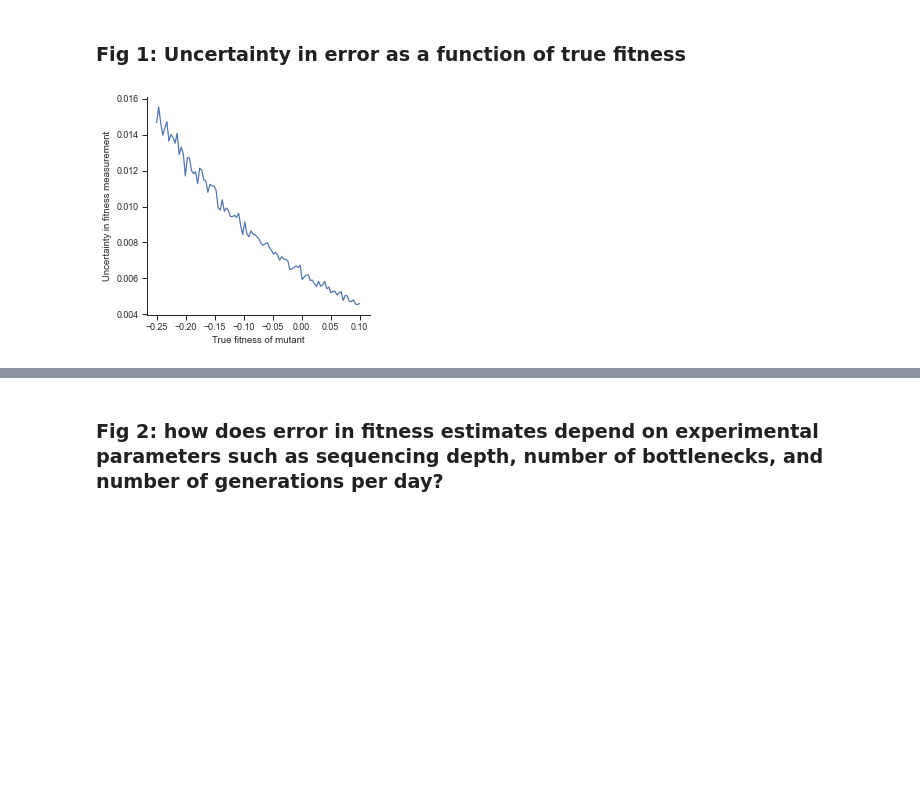
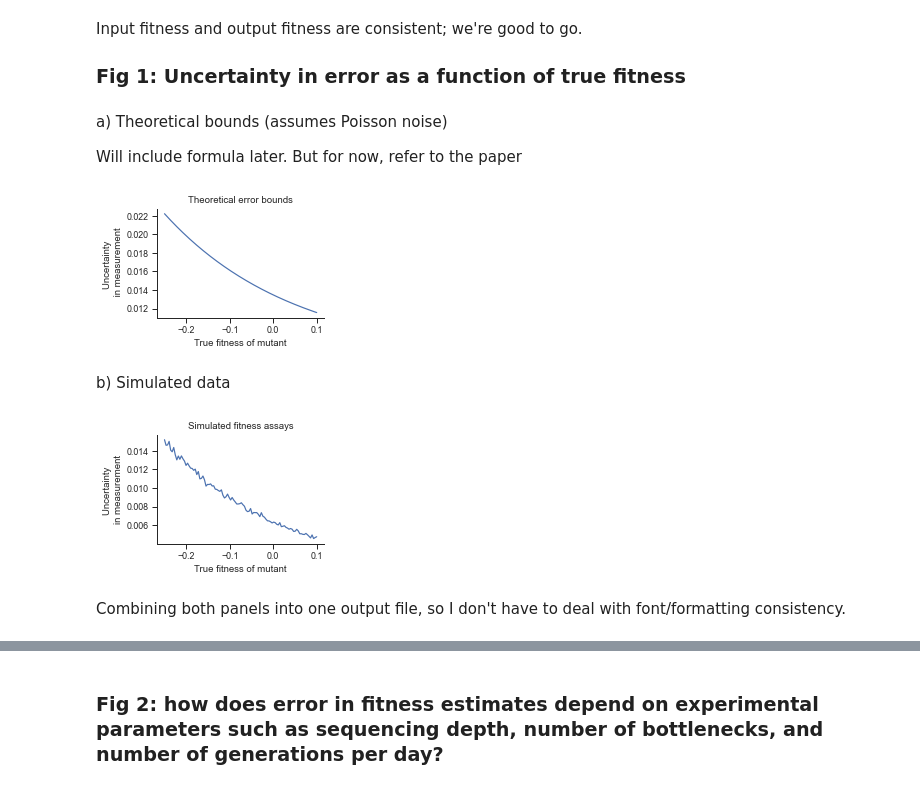
Before and after one commit to baymlab/2022_Limdi_limits-pooled-fitness-assays, a Jupyter notebook: AnalysisNotebooks/fitness_assay_simulations.ipynb, the cells around one changed output, grey strips where cells are left out. Drawn from its saved outputs; the diff is of its cells as text; code cells hidden in the pictures; blank space fills up the shorter version.

Commit message:
Updated notebooks with final analysis and figures

```diff
--- a/AnalysisNotebooks/fitness_assay_simulations.ipynb
+++ b/AnalysisNotebooks/fitness_assay_simulations.ipynb
@@ -235,10 +74,14 @@ def fitness_calculator_replicates(trajectories, n_gens, reps, uncalculated_count
     mutations = int(trajectories.shape[0]/reps)
     s_mutation = np.zeros(mutations)-1
     err_mutation = np.zeros(mutations)-1
+
+    reps_used = []
+
     for i in range(mutations):
         splice = trajectories[i:i+reps, :]
         s_rep = [np.polyfit(time_range, np.log(splice[k, :]), 1)[0] for k in range(reps) if np.min(splice[k,:]>0)]
         if np.size(s_rep)>1:
+            reps_used.append(np.size(s_rep))
             err_mutation[i] = np.std(s_rep)/np.sqrt(len(s_rep)-1)
             s_mutation[i] = np.mean(s_rep)
 
@@ -247,4 +90,4 @@ def fitness_calculator_replicates(trajectories, n_gens, reps, uncalculated_count
     if uncalculated_count==None:
         return np.mean(s_mutation[s_mutation>-1]), np.mean(err_mutation[err_mutation>-1])
     else:
-        return np.mean(s_mutation[s_mutation>-1]), np.mean(err_mutation[err_mutation>-1]), num_uncalculated
+        return np.mean(s_mutation[s_mutation>-1]), np.mean(err_mutation[err_mutation>-1]), num_uncalculated, reps_used
@@ -275,18 +142,42 @@ fitness_calculator_replicates(trajs, 10, 5)
 # %% [markdown]
+Input fitness and output fitness are consistent; we're good to go.
+
 ### Fig 1: Uncertainty in error as a function of true fitness
+# %% [markdown]
+a) Theoretical bounds (assumes Poisson noise)
+
+Will include formula later. But for now, refer to the paper
+# %%
+coverage, t_rec, t_fa = 500, 0, np.log2(100)
+s_range = np.linspace(-0.25, 0.1, 200)
+upper, lower = bounds_estimator(coverage=coverage, t_library=0, t_recovery=t_rec, t_assay=t_fa,fitness_range=s_range)
+with sns.axes_style('ticks'):
+    fig, ax = plt.subplots(1,1,figsize=(3,2))
+    ax.plot(s_range, (upper-lower)/2)
+    ax.set(xlabel='True fitness of mutant', ylabel='Uncertainty \n in measurement', title='Theoretical error bounds')
+    sns.despine()
+    plt.show()
+# %% [output]
+[figure, added]
+# %% [markdown]
+b) Simulated data
 # %%
 error = []
 for s in np.linspace(-0.25, 0.1, 100):
-    trajs = simulate_assay(initial_counts=np.ones(4000)*100, s_mut=s, t=2, gens=np.log2(100))
+    trajs = simulate_assay(initial_counts=np.ones(5000)*100, s_mut=s, t=2, gens=np.log2(100))
     mean, std = fitness_calculator_replicates(trajs, np.log2(100), 5)
     error.append(std)
 # %%
 with sns.axes_style('ticks'):
-    plt.figure(figsize=(4,4))
-    plt.plot(np.linspace(-0.25, 0.1, 100), error)
-    plt.xlabel('True fitness of mutant')
-    plt.ylabel('Uncertainty in fitness measurement')
+    fig, ax = plt.subplots(1,1, figsize=(3,2))
+    ax.plot(np.linspace(-0.25, 0.1, 100), error)
+    ax.set_xlabel('True fitness of mutant')
+    ax.set_ylabel('Uncertainty \nin measurement')
+    ax.set(xlabel='True fitness of mutant', ylabel='Uncertainty \nin measurement', title='Simulated fitness assays')
     sns.despine()
     plt.show()
+#     fig.savefig('./Figures/'+'measurement_uncertainty_simulations.pdf', format='pdf', bbox_inches='tight')
 # %% [output]
-[figure, old version]
+[figure, new version]
+# %% [markdown]
+Combining both panels into one output file, so I don't have to deal with font/formatting consistency.
```
Also changed, not shown: parts of 90 cells of this notebook, 39 other files.
